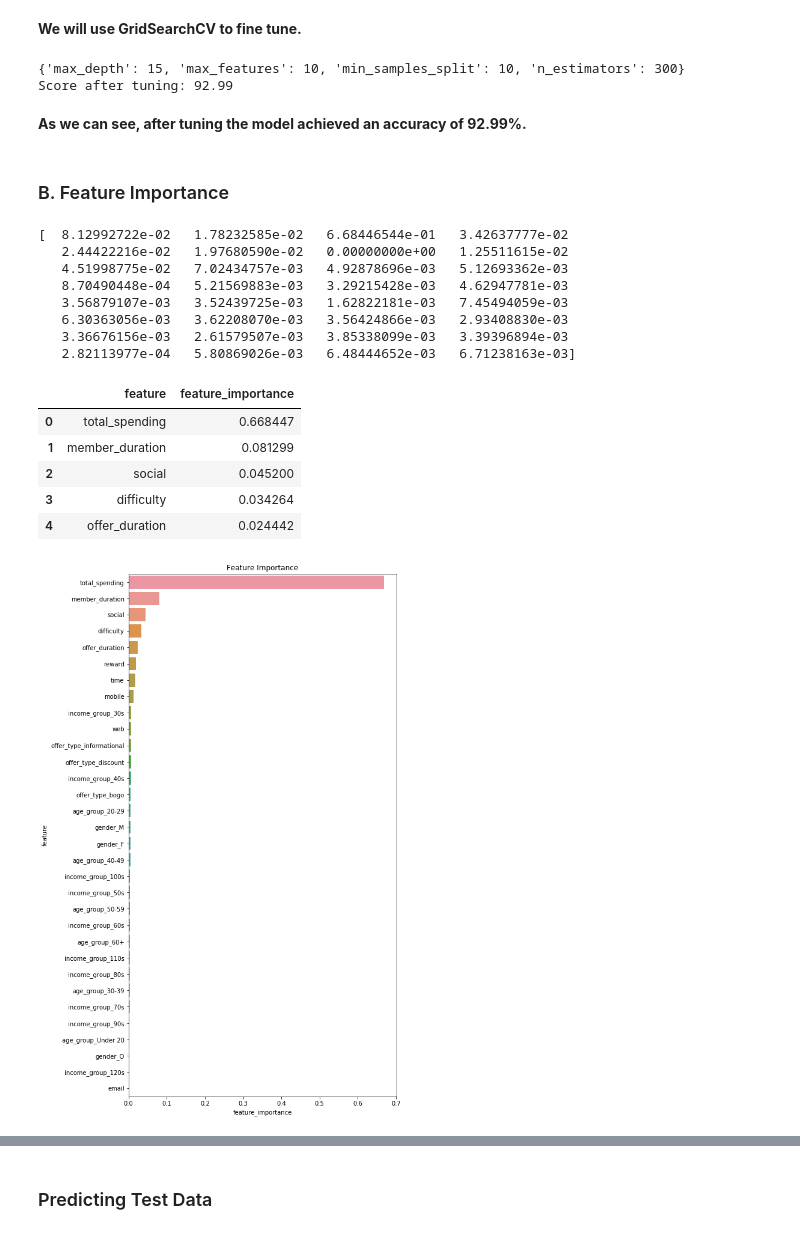
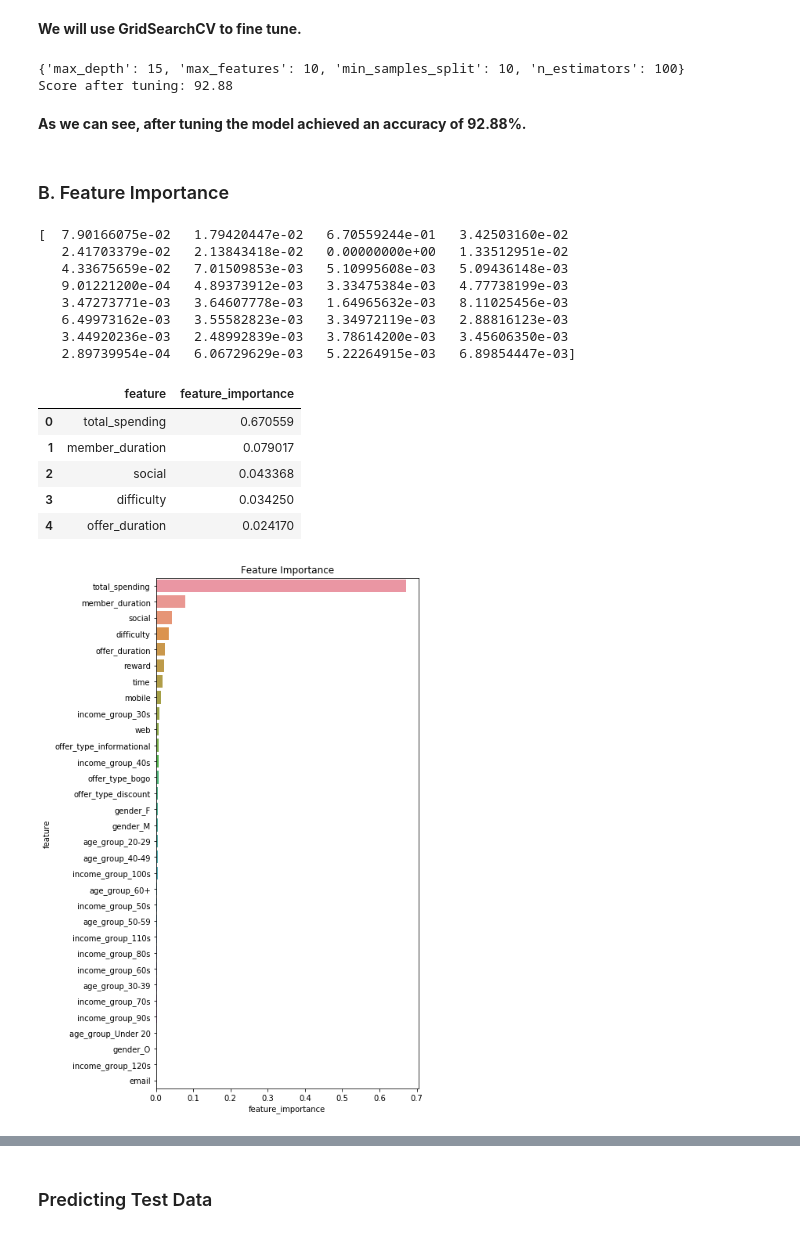
Before and after one commit to Lawbin/Starbucks-Capstone, a Jupyter notebook: Starbucks_Capstone_notebook.ipynb, the cells around one changed output, grey strips where cells are left out. Drawn from its saved outputs; the diff is of its cells as text; code cells hidden in the pictures.

```diff
--- a/Starbucks_Capstone_notebook.ipynb
+++ b/Starbucks_Capstone_notebook.ipynb
@@ -673,7 +673,8 @@ See the caveats in the documentation: http://pandas.pydata.org/pandas-docs/stabl
 # %%
 def merged_data(portfolio, profile, offer_events, transaction_events):
     '''
-    Merge all data while confirming whether the customer responded to an offer
+    Returns a DataFrame with information about whether or not a customer
+    responded to an offer.
 
     Args:
         portfolio: DataFrame with offer data/information
@@ -713,11 +714,6 @@ def merged_data(portfolio, profile, offer_events, transaction_events):
             customer_viewed_offer = (customer_viewed['time'] >= offer_received_t) & \
                                     (customer_viewed['time'] <= offer_end)
 
-#             if (customer_offers[customer_offers['offer_id'] == offer_id].values[0] == 'bogo') or \
-#                (customer_offers[customer_offers['offer_id'] == offer_id].values[0] == 'discount'):
-#                 customer_complete_offer = (customer_complete['time'] >= offer_received_t) & \
-#                                        (customer_complete['time'] <= offer_end)
-
             # Extract rows where customer made transactions within offer period
             transactions_within_time = customer_transactions[(customer_transactions['time'] >= offer_received_t) & \
                                                             (customer_transactions['time'] <= offer_end)]
@@ -1041,23 +1014,23 @@ cv.fit(X_train, y_train)
 print(cv.best_params_)
 print('Score after tuning:', round(cv.score(X_train, y_train)*100,2))
 # %% [output]
-{'max_depth': 15, 'max_features': 10, 'min_samples_split': 10, 'n_estimators': 300}
-Score after tuning: 92.99
+{'max_depth': 15, 'max_features': 10, 'min_samples_split': 10, 'n_estimators': 100}
+Score after tuning: 92.88
 # %% [markdown]
-**As we can see, after tuning the model achieved an accuracy of 92.99%.**
+**As we can see, after tuning the model achieved an accuracy of 92.88%.**
 # %% [markdown]
 ### B. Feature Importance <a id = "feat-imp"></a>
 # %%
 print(cv.best_estimator_.feature_importances_)
 # %% [output]
-[  8.12992722e-02   1.78232585e-02   6.68446544e-01   3.42637777e-02
-   2.44422216e-02   1.97680590e-02   0.00000000e+00   1.25511615e-02
-   4.51998775e-02   7.02434757e-03   4.92878696e-03   5.12693362e-03
-   8.70490448e-04   5.21569883e-03   3.29215428e-03   4.62947781e-03
-   3.56879107e-03   3.52439725e-03   1.62822181e-03   7.45494059e-03
-   6.30363056e-03   3.62208070e-03   3.56424866e-03   2.93408830e-03
-   3.36676156e-03   2.61579507e-03   3.85338099e-03   3.39396894e-03
-   2.82113977e-04   5.80869026e-03   6.48444652e-03   6.71238163e-03]
+[  7.90166075e-02   1.79420447e-02   6.70559244e-01   3.42503160e-02
+   2.41703379e-02   2.13843418e-02   0.00000000e+00   1.33512951e-02
+   4.33675659e-02   7.01509853e-03   5.10995608e-03   5.09436148e-03
+   9.01221200e-04   4.89373912e-03   3.33475384e-03   4.77738199e-03
+   3.47273771e-03   3.64607778e-03   1.64965632e-03   8.11025456e-03
+   6.49973162e-03   3.55582823e-03   3.34972119e-03   2.88816123e-03
+   3.44920236e-03   2.48992839e-03   3.78614200e-03   3.45606350e-03
+   2.89739954e-04   6.06729629e-03   5.22264915e-03   6.89854447e-03]
 # %%
 feat_imp = pd.DataFrame(cv.best_estimator_.feature_importances_, index = list(X_train.columns),\
                        columns = ['feature_importance']).reset_index()
@@ -1067,18 +1040,18 @@ feat_imp = feat_imp.sort_values(by = 'feature_importance', ascending = False).re
 feat_imp.head()
 # %% [output]
 |  | feature | feature_importance |
-| 0 | total_spending | 0.668447 |
-| 1 | member_duration | 0.081299 |
-| 2 | social | 0.045200 |
-| 3 | difficulty | 0.034264 |
-| 4 | offer_duration | 0.024442 |
+| 0 | total_spending | 0.670559 |
+| 1 | member_duration | 0.079017 |
+| 2 | social | 0.043368 |
+| 3 | difficulty | 0.034250 |
+| 4 | offer_duration | 0.024170 |
 # %%
-plt.figure(figsize = (8,16))
+plt.figure(figsize = (6,12))
 sns.barplot(data = feat_imp, y = 'feature', x = 'feature_importance')
 plt.title('Feature Importance')
 plt.show()
 # %% [output]
-[figure, old version]
+[figure, new version]
 # %% [markdown]
 - **From the above graph, we can see that how much a customer spends is the biggest influencer on whether or not they respond to an offer. By predicting and understanding how much a customer spends will boost offer response rate.**
 
```
Also changed, not shown: parts of 11 cells of this notebook.
